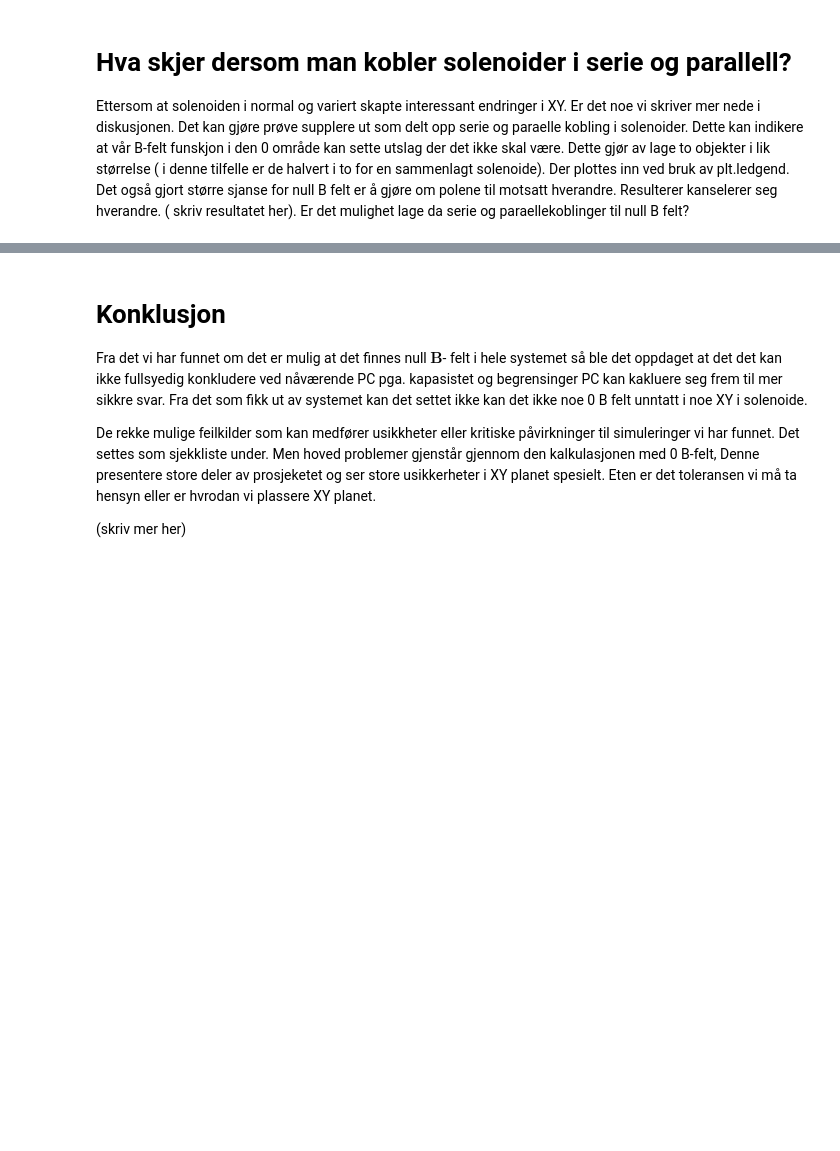
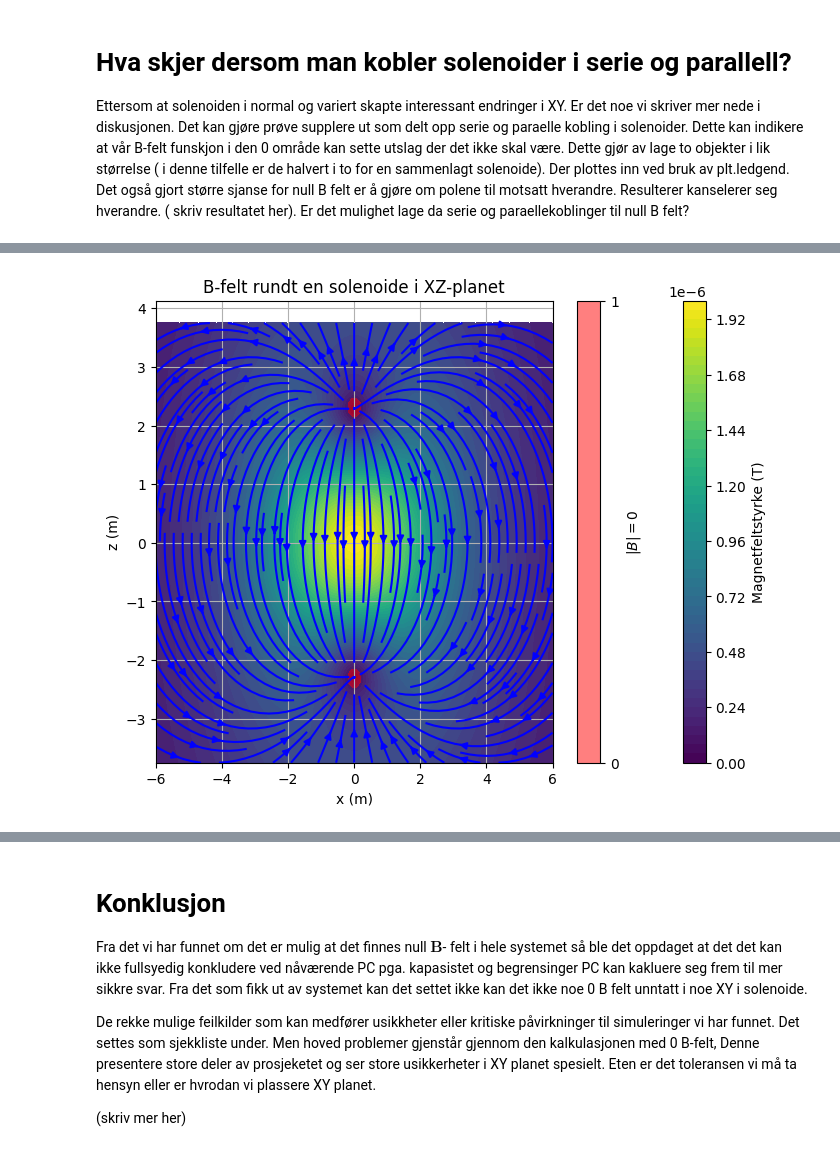
Before and after one commit to Hai-bit/Project_Zero_HaiJohn, a Jupyter notebook: FYS1120_HaiDuc_Computational_Essay.ipynb, the cells around one changed output, grey strips where cells are left out. Saved outputs shown, nothing was run; the diff lists cells and outputs as text; code cells hidden in the pictures; blank space fills up the shorter version.

```diff
--- a/FYS1120_HaiDuc_Computational_Essay.ipynb
+++ b/FYS1120_HaiDuc_Computational_Essay.ipynb
@@ -55,0 +357,90 @@ Ettersom at solenoiden i normal og variert skapte interessant endringer i XY. Er
+# %%
+# Konstanter og parametre
+I = 1.0  # Strøm gjennom solenoiden
+R = 1.0  # Radius av solenoiden
+N = 100  # Antall viklinger
+L = 2.5  # Lengden på solenoiden
+n = 5000  # Antall punkter
+y0 = 2.0  # Avstand fra xz-planet
+
+# Størrelsene på planene
+steg = 100  # Antall steg
+line_h = 1.5 * (y0 + 2 * R)  # Horisontal størrelse på plottet
+line_v = 1.5 * L  # Verdikal størrelse på plottet
+
+# - koordinatene på planene
+px = np.linspace(-line_h, line_h, steg)
+py = np.linspace(-line_h, line_h, steg)
+pz = np.linspace(-line_v, line_v, steg)
+
+# - xy-planet
+_x, _y = np.meshgrid(px, py)
+_z = np.zeros_like(_x)
+p_xy = [_x, _y, _z]
+
+# - yz-planet
+_y, _z = np.meshgrid(py, pz)
+_x = np.zeros_like(_y)
+p_yz = [_x, _y, _z]
+
+# - xz-planet
+_x, _z = np.meshgrid(px, pz)
+_y = np.zeros_like(_z)
+p_xz = [_x, _y, _z]
+
+del _x, _y, _z
+
+# Vinkel for en enkel solenoide
+theta = np.linspace(0, 2 * np.pi * N, n)
+
+# Koordinatene til solenoide nr. 1
+# - rotasjon mot klokka
+x1 = R * np.cos(theta)
+y1 = (y0 + R) + R * np.sin(theta)
+z1 = L * (theta - N * np.pi) / (2 * np.pi * N)
+
+k1 = np.column_stack((x1, y1, z1))
+I1 = I
+
+# Koordinatene til solenoide nr 2.
+# - speilvendt om xy-planet,
+#   rotasjon med klokka
+x2 = R * np.cos(theta)
+y2 = -(y0 + R) + R * np.sin(theta)
+z2 = z1
+
+k2 = np.column_stack((x2, y2, z2))
+I2 = I
+
+# Liste med planer
+planer = [
+    (p_xz, [0, 2], ["XZ", "x", "z"], "b"),
+    (p_yz, [1, 2], ["YZ", "y", "z"], "g"),
+    (p_xy, [0, 1], ["XY", "x", "y"], "r"),
+]
+
+# Regn ut feltstyrken fra begge solenoider, sett
+# fra xz-, yz- og xy-planet
+for plan, indeks, navn, farge in planer:
+    # Regn ut feltstyrken fra hver solenoide
+    B1 = beregn_B_felt(plan[0], plan[1], plan[2], k1, I1)
+    B2 = beregn_B_felt(plan[0], plan[1], plan[2], k2, I2)
+
+    # Hent fram relevante komponenter og regn ut
+    # netto feltstyrke
+    B1_ax1, B1_ax2 = B1[indeks[0]], B1[indeks[1]]
+    B2_ax1, B2_ax2 = B2[indeks[0]], B2[indeks[1]]
+    B_ax1, B_ax2 = B1_ax1 + B2_ax1, B1_ax2 + B2_ax2
+    ax1, ax2 = plan[indeks[0]], plan[indeks[1]]
+
+    # Regn ut feltstyrken i origo og skriv den ut
+    origo = np.zeros(3)
+    B_origo = bfieldlist(origo, k1, I1) + bfieldlist(origo, k2, I2)
+
+    print("|B(0, 0, 0)| = %.3f uT" % (np.linalg.norm(B_origo) * 1.0e6))
+
+    # Plott feltstyrken ved bruk av metoden `plottingsone`
+    plottingsone(B_ax1, B_ax2, ax1, ax2, navn, farge, tol=1.0e-7)
+
+plt.show()
+# %% [output]
@@ -55,0 +450 @@ Ettersom at solenoiden i normal og variert skapte interessant endringer i XY. Er
+[figure, added]
```
Also changed, not shown: parts of 8 cells of this notebook.
